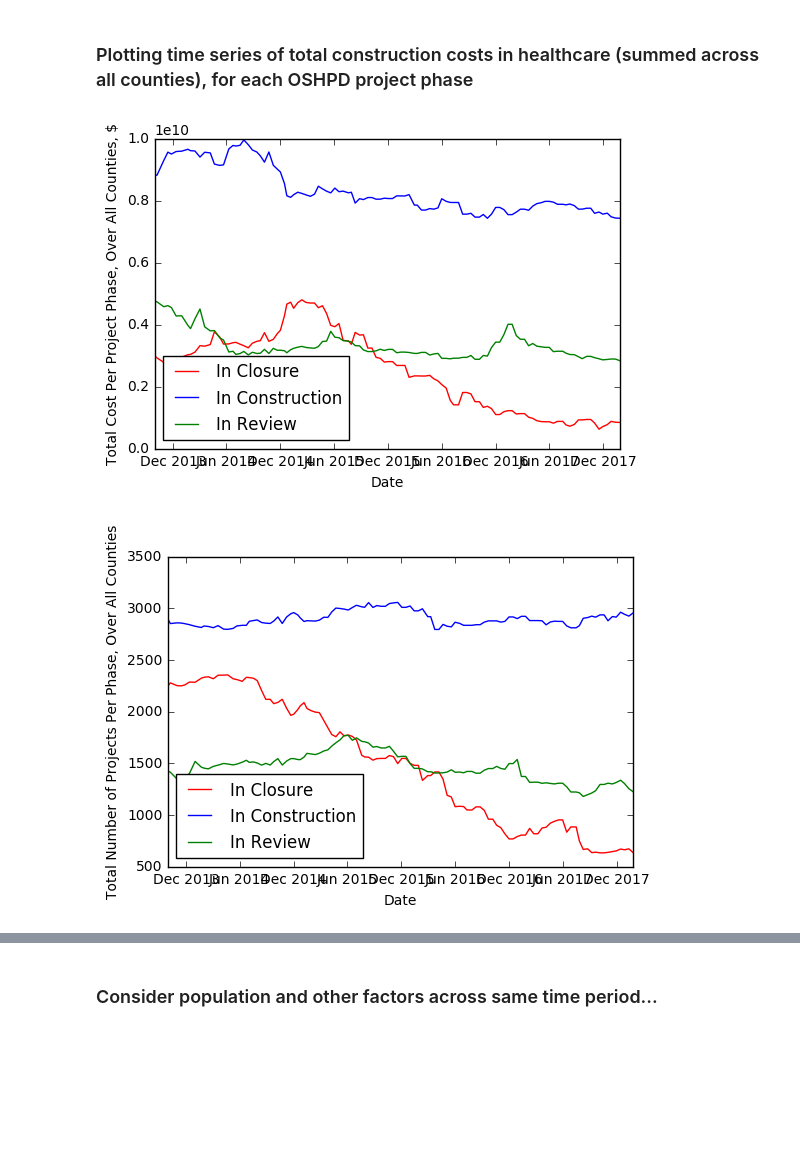
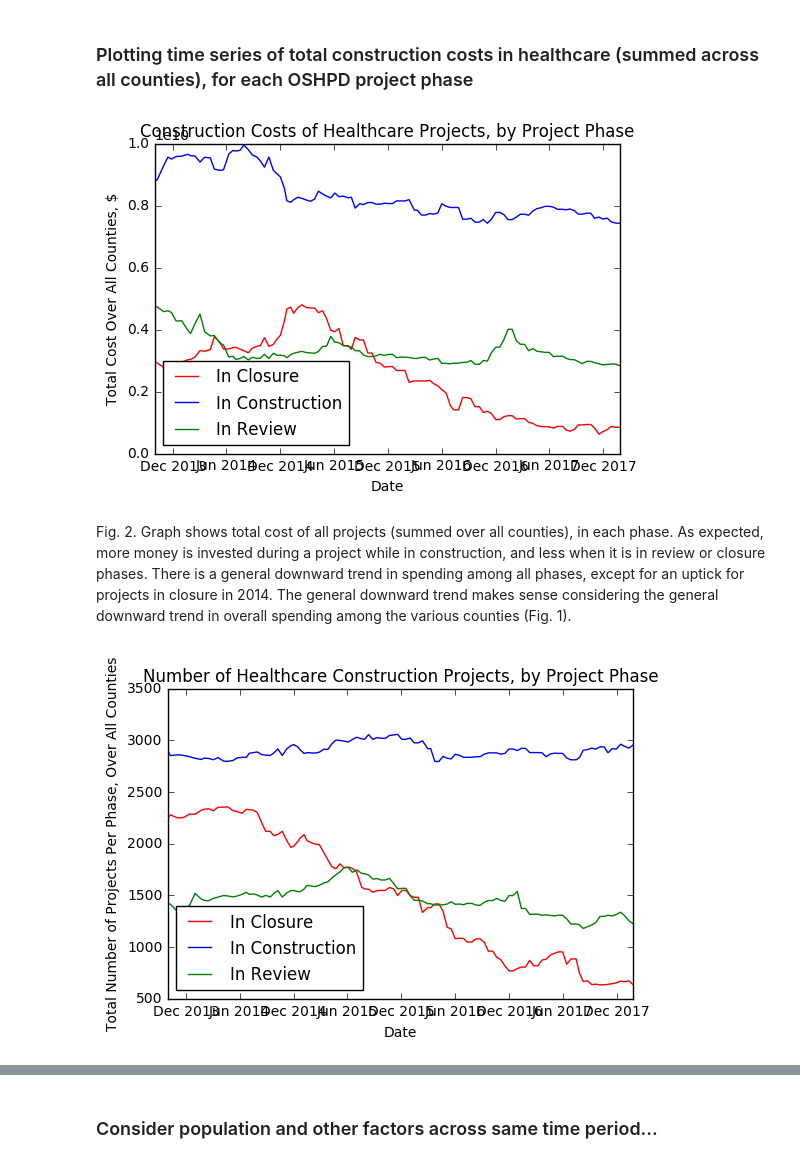
Before and after one commit to 1mp67/Jupyter-Notebooks, a Jupyter notebook: Data Incubator Project.ipynb, the cells around one changed output, grey strips where cells are left out. Saved outputs shown, nothing was run; the diff lists cells and outputs as text; code cells hidden in the pictures; blank space fills up the shorter version.

```diff
--- a/Data Incubator Project.ipynb
+++ b/Data Incubator Project.ipynb
@@ -222,20 +225,23 @@ proj_status_num_proj_df.head()
 # %%
 # Plot!
 import matplotlib.pyplot as plt
 x = proj_status_total_costs_df['Date']
 y1 = proj_status_total_costs_df['In Closure']
 y2 = proj_status_total_costs_df['In Construction']
 y3 = proj_status_total_costs_df['In Review']
 plt.plot(x, y1, color = 'red', label = 'In Closure')
 plt.plot(x, y2, color = 'blue', label = 'In Construction')
 plt.plot(x, y3, color = 'green', label = 'In Review')
 #plt.plot(x, y4, color = 'black', linewidth=5, label = 'Pending Construction')
-plt.ylabel("Total Cost Per Project Phase, Over All Counties, $")
+plt.ylabel("Total Cost Over All Counties, $")
 plt.xlabel('Date')
+plt.title('Construction Costs of Healthcare Projects, by Project Phase')
 plt.legend(loc='lower left')
 plt.show()
 # %% [output]
-[figure, old version]
+[figure, new version]
+# %% [markdown]
+Fig. 2. Graph shows total cost of all projects (summed over all counties), in each phase. As expected, more money is invested during a project while in construction, and less when it is in review or closure phases. There is a general downward trend in spending among all phases, except for an uptick for projects in closure in 2014. The general downward trend makes sense considering the general downward trend in overall spending among the various counties (Fig. 1).
 # %%
 # Plot!
 import matplotlib.pyplot as plt
@@ -250,7 +256,8 @@ plt.plot(x, y3, color = 'green', label = 'In Review')
 #plt.plot(x, y4, color = 'black', linewidth=5, label = 'Pending Construction')
 plt.ylabel("Total Number of Projects Per Phase, Over All Counties")
 plt.xlabel('Date')
+plt.title('Number of Healthcare Construction Projects, by Project Phase')
 plt.legend(loc='lower left')
 plt.show()
 # %% [output]
-[figure, old version]
+[figure, new version]
```
Also changed, not shown: parts of 6 cells of this notebook.
